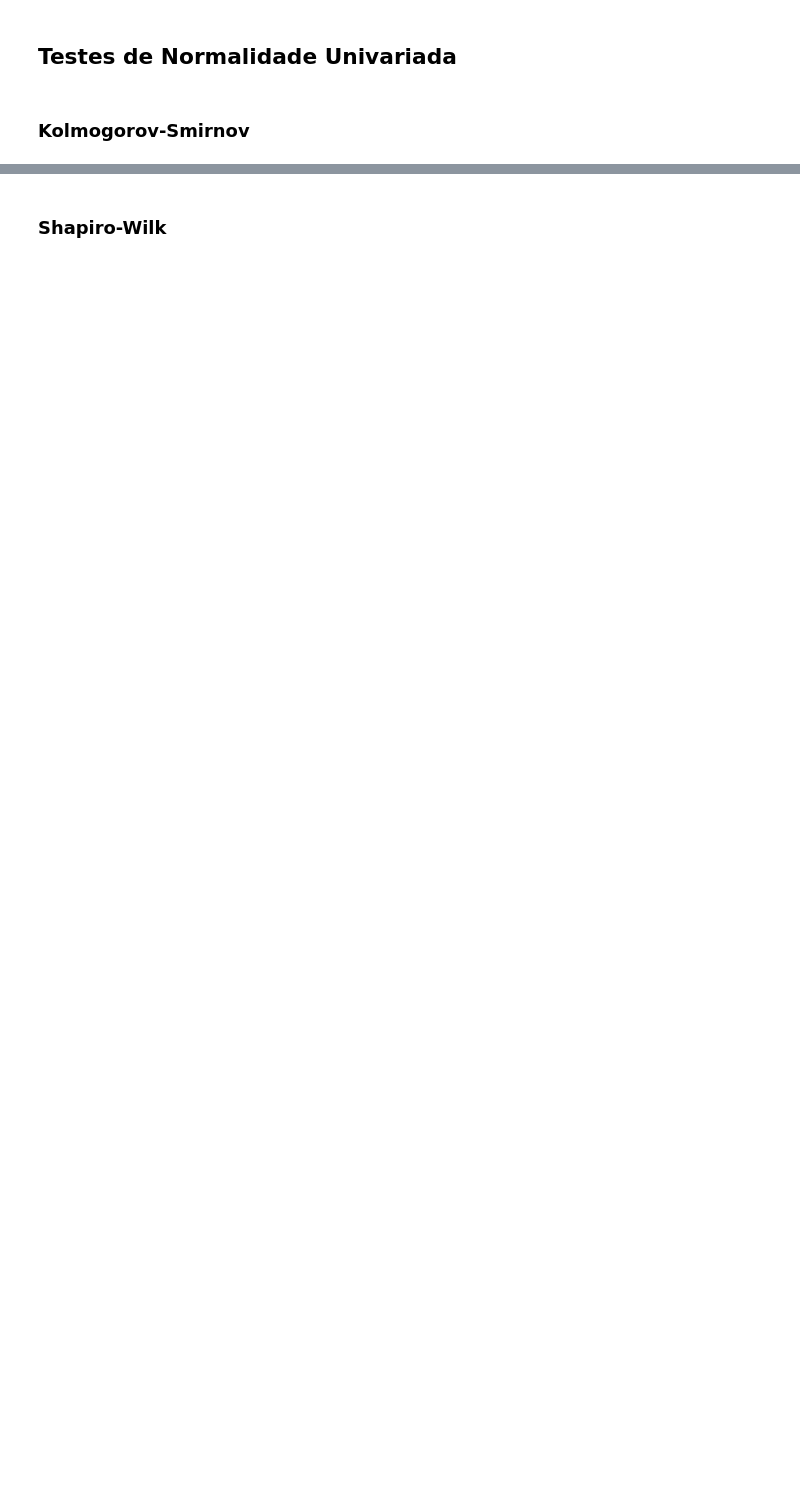
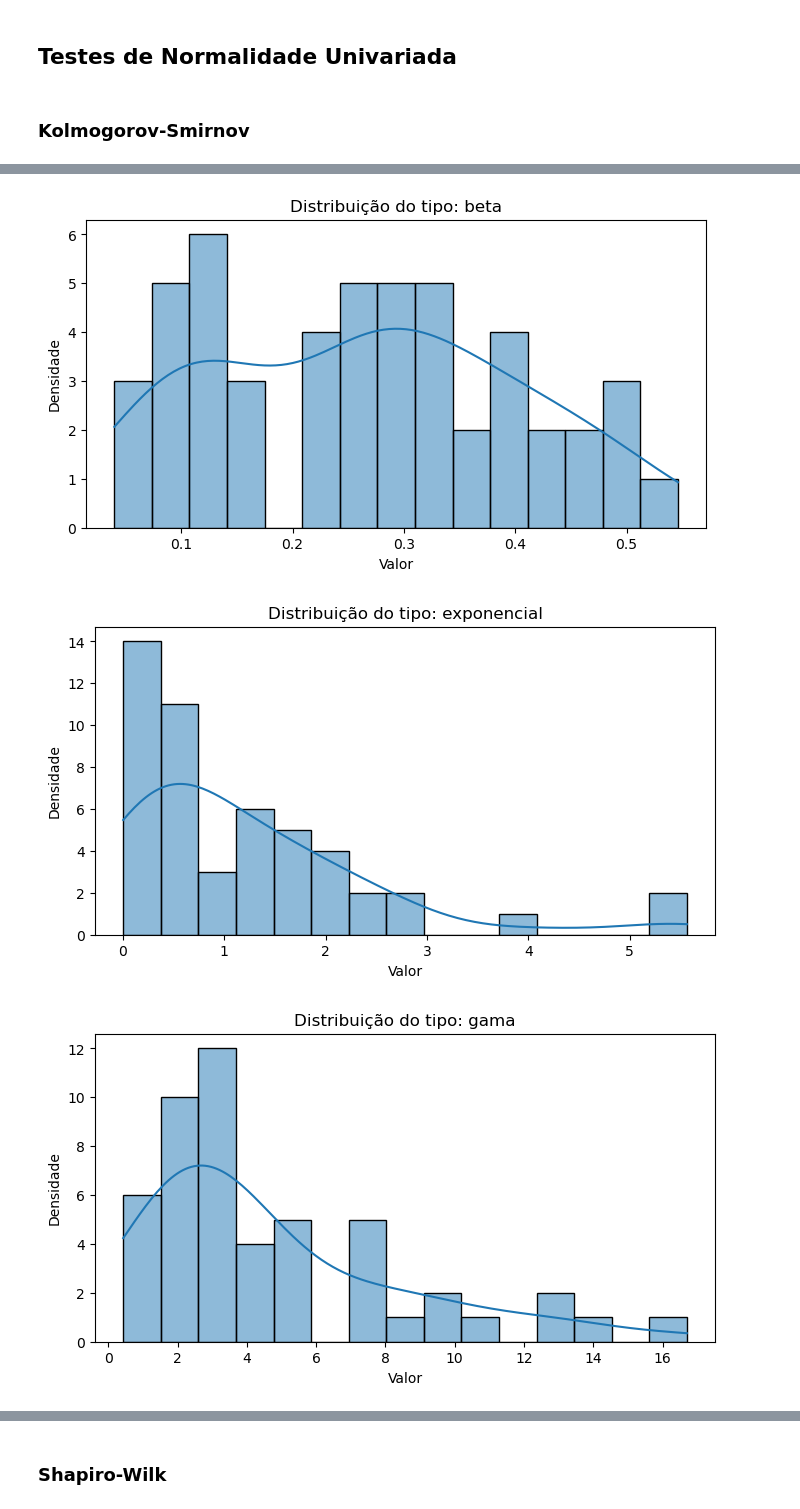
Before and after one commit to Jaosukex/Testes-de-Hipoteses, a Jupyter notebook: Testes_de_Hipoteses.ipynb, the cells around one changed output, grey strips where cells are left out. Drawn from its saved outputs; the diff is of its cells as text; code cells hidden in the pictures; blank space fills up the shorter version.

```diff
--- a/Testes_de_Hipoteses.ipynb
+++ b/Testes_de_Hipoteses.ipynb
@@ -91,3 +95,27 @@ def plot_ks_distribution(n, stat, p_val, alpha=0.05):
+# %%
+def criar_amostras(tamanho):
+    amostras = []
+    qt_normais = 250
+    qt_nao_normais = 250
+
+    # Criação das amostras normais
+    for i in range(qt_normais):
+        valor = gerar_amostra_normal(tamanho)
+        amostras.append({'id_amostra': f"Normal_{i+1}",
+                       'tipo': 'normal',
+                        'valores': valor
+                       })
+
+    #Criaçao das Amostras nao normais
+    for j in range(qt_nao_normais):
+        tipo, valores = gerar_amostras_nao_normais(tamanho)
+        amostras.append({
+            'id_amostra': f"Nao_Normal_{j+1}",
+            'tipo': tipo,
+            'valores': valores
+        })
+
+    return pd.DataFrame(amostras)
 # %% [markdown]
 ## Testes de Normalidade Univariada
 # %% [markdown]
@@ -233,0 +270,4 @@ amostra2 = [random.randint(1, 100) for _ in range(50)]
+# %%
+tam = 50
+amostras_aleatorias = criar_amostras(tam)
+alfa = 0.05
@@ -233,0 +291,17 @@ amostra2 = [random.randint(1, 100) for _ in range(50)]
+# %%
+# Pegar uma amostra por tipo
+graf = amostras_aleatorias.groupby('tipo').first().reset_index()
+
+# Plotar cada distribuição como uma curva normal
+for idx, row in graf.iterrows():
+    plt.figure(figsize=(8, 4))
+    sns.histplot(row['valores'], bins=15, kde=True)
+    plt.xlabel('Valor')
+    plt.ylabel('Densidade')
+    plt.title(f'Distribuição do tipo: {row["tipo"]}')
+    plt.grid(False)
+    plt.show()
+# %% [output]
+[figure, added]
+[figure, added]
+[figure, added]
```
Also changed, not shown: parts of 105 cells of this notebook.
